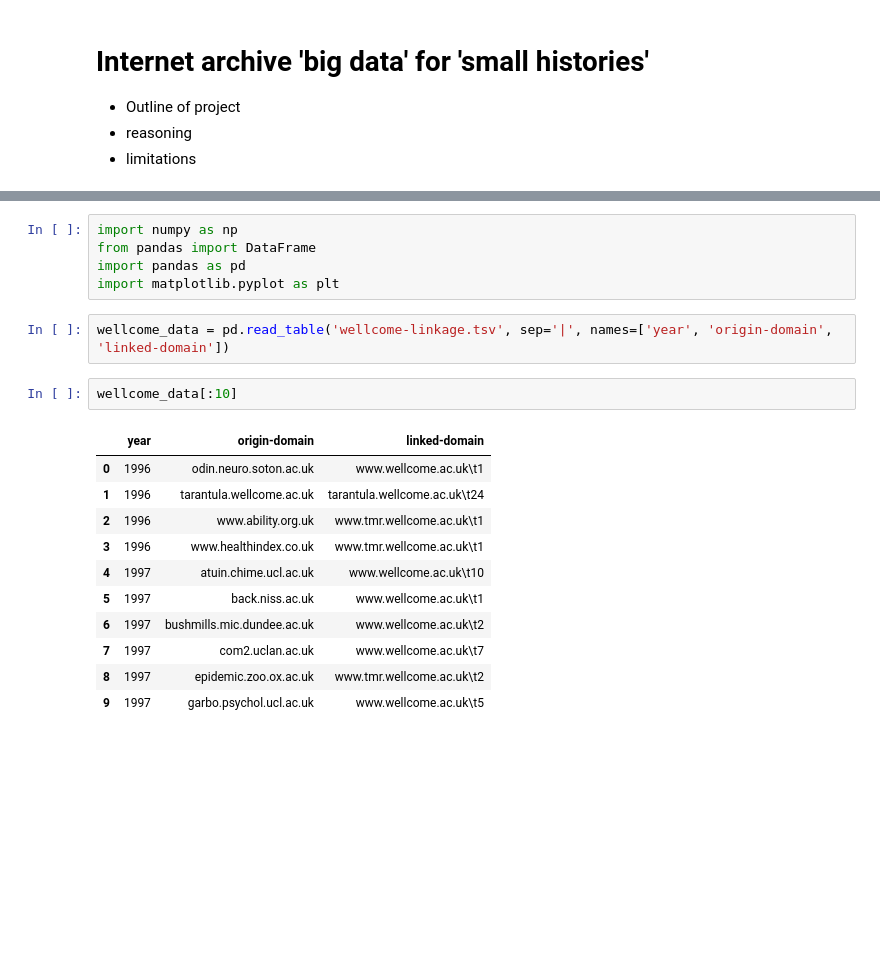
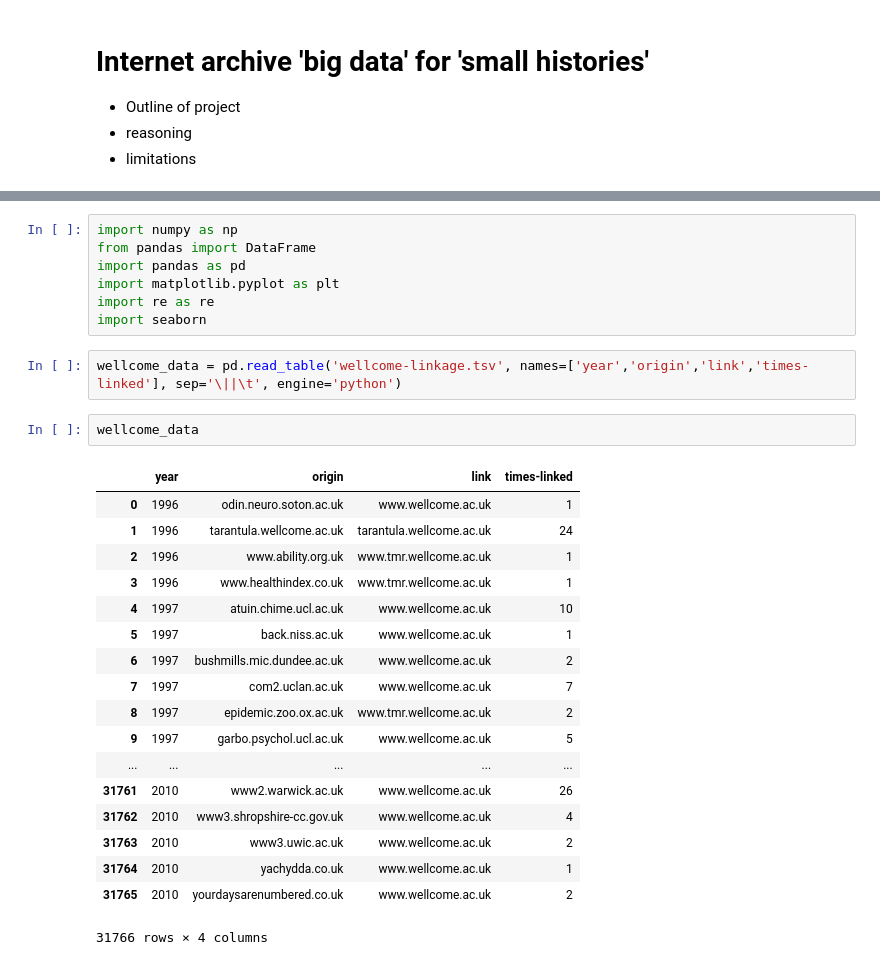
Before and after one commit to davanstrien/uk-web-archive-open-data-wellcome-project, a Jupyter notebook: Wellcome-linkage.ipynb, the cells around one changed output, grey strips where cells are left out. Drawn from its saved outputs; the diff is of its cells as text; blank space fills up the shorter version.

Commit message:
Import data

```diff
--- a/Wellcome-linkage.ipynb
+++ b/Wellcome-linkage.ipynb
@@ -8,19 +11,28 @@ import numpy as np
 from pandas import DataFrame
 import pandas as pd
 import matplotlib.pyplot as plt
+import re as re
+import seaborn
 # %%
-wellcome_data = pd.read_table('wellcome-linkage.tsv', sep='|', names=['year', 'origin-domain', 'linked-domain'])
+wellcome_data = pd.read_table('wellcome-linkage.tsv', names=['year','origin','link','times-linked'], sep='\||\t', engine='python')
 # %%
-wellcome_data[:10]
+wellcome_data
 # %% [output]
-|  | year | origin-domain | linked-domain |
-| 0 | 1996 | odin.neuro.soton.ac.uk | www.wellcome.ac.uk\t1 |
-| 1 | 1996 | tarantula.wellcome.ac.uk | tarantula.wellcome.ac.uk\t24 |
-| 2 | 1996 | www.ability.org.uk | www.tmr.wellcome.ac.uk\t1 |
-| 3 | 1996 | www.healthindex.co.uk | www.tmr.wellcome.ac.uk\t1 |
-| 4 | 1997 | atuin.chime.ucl.ac.uk | www.wellcome.ac.uk\t10 |
-| 5 | 1997 | back.niss.ac.uk | www.wellcome.ac.uk\t1 |
-| 6 | 1997 | bushmills.mic.dundee.ac.uk | www.wellcome.ac.uk\t2 |
-| 7 | 1997 | com2.uclan.ac.uk | www.wellcome.ac.uk\t7 |
-| 8 | 1997 | epidemic.zoo.ox.ac.uk | www.tmr.wellcome.ac.uk\t2 |
-| 9 | 1997 | garbo.psychol.ucl.ac.uk | www.wellcome.ac.uk\t5 |
+|  | year | origin | link | times-linked |
+| 0 | 1996 | odin.neuro.soton.ac.uk | www.wellcome.ac.uk | 1 |
+| 1 | 1996 | tarantula.wellcome.ac.uk | tarantula.wellcome.ac.uk | 24 |
+| 2 | 1996 | www.ability.org.uk | www.tmr.wellcome.ac.uk | 1 |
+| 3 | 1996 | www.healthindex.co.uk | www.tmr.wellcome.ac.uk | 1 |
+| 4 | 1997 | atuin.chime.ucl.ac.uk | www.wellcome.ac.uk | 10 |
+| 5 | 1997 | back.niss.ac.uk | www.wellcome.ac.uk | 1 |
+| 6 | 1997 | bushmills.mic.dundee.ac.uk | www.wellcome.ac.uk | 2 |
+| 7 | 1997 | com2.uclan.ac.uk | www.wellcome.ac.uk | 7 |
+| 8 | 1997 | epidemic.zoo.ox.ac.uk | www.tmr.wellcome.ac.uk | 2 |
+| 9 | 1997 | garbo.psychol.ucl.ac.uk | www.wellcome.ac.uk | 5 |
+| ... | ... | ... | ... | ... |
+| 31761 | 2010 | www2.warwick.ac.uk | www.wellcome.ac.uk | 26 |
+| 31762 | 2010 | www3.shropshire-cc.gov.uk | www.wellcome.ac.uk | 4 |
+| 31763 | 2010 | www3.uwic.ac.uk | www.wellcome.ac.uk | 2 |
+| 31764 | 2010 | yachydda.co.uk | www.wellcome.ac.uk | 1 |
+| 31765 | 2010 | yourdaysarenumbered.co.uk | www.wellcome.ac.uk | 2 |
+31766 rows × 4 columns
```
Also changed, not shown: parts of 5 cells of this notebook.
